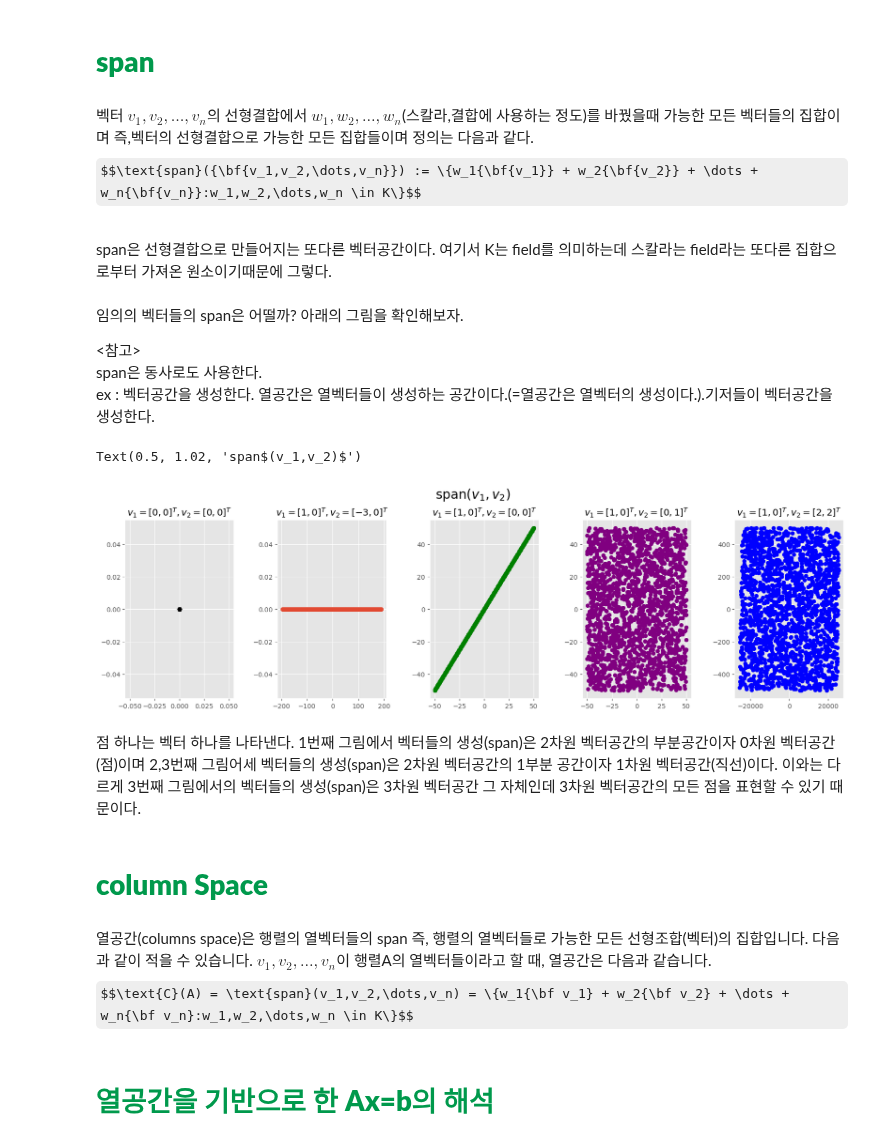
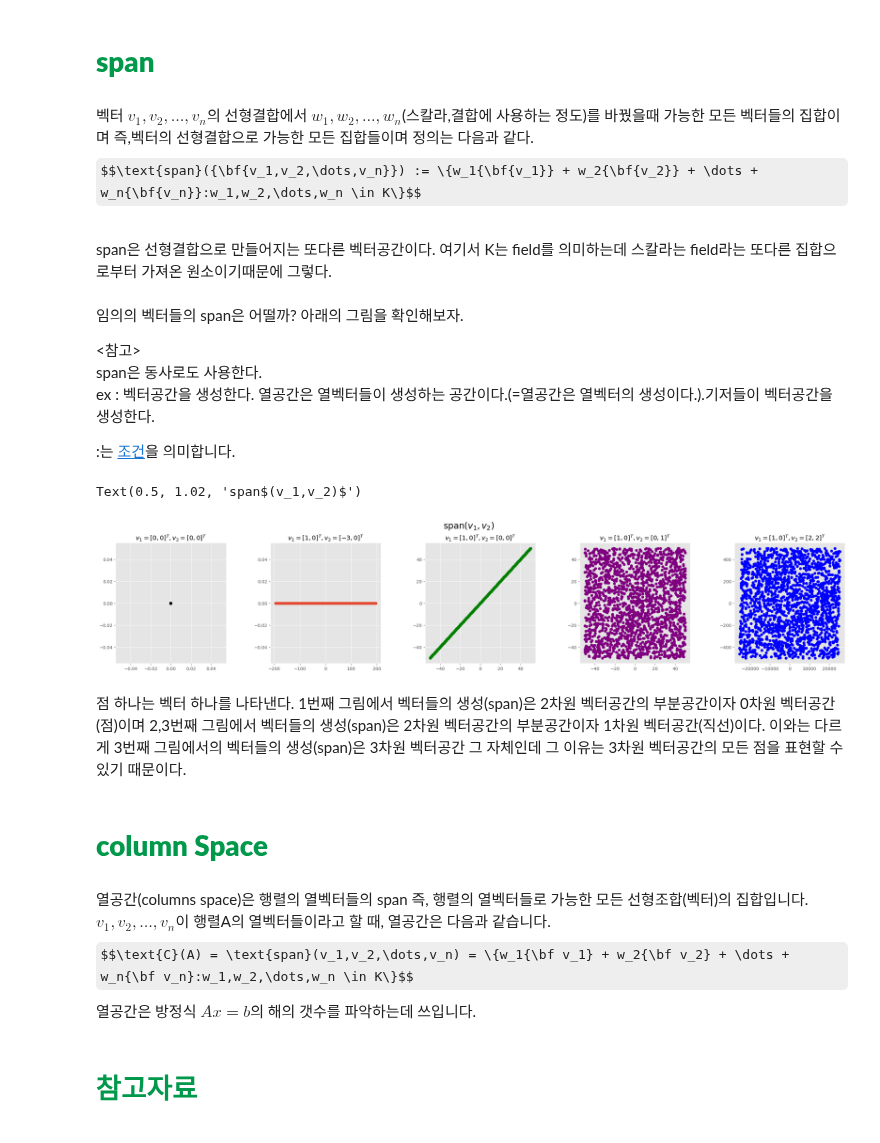
Before and after one commit to hoyeon1234/sin-hoyeon, a Jupyter notebook: posts/Linear Algebra/span과 columns space.ipynb, the cells around one changed output. Saved outputs shown, nothing was run; the diff lists cells and outputs as text; code cells hidden in the pictures; some formulas as TeX source.

```diff
--- a/posts/Linear Algebra/span과 columns space.ipynb
+++ b/posts/Linear Algebra/span과 columns space.ipynb
@@ -22,7 +25,9 @@ span은 선형결합으로 만들어지는 또다른 벡터공간이다. 여기
 
 <참고><br>
 span은 동사로도 사용한다.<br>
-ex : 벡터공간을 생성한다. 열공간은 열벡터들이 생성하는 공간이다.(=열공간은 열벡터의 생성이다.).기저들이 벡터공간을 생성한다.
+ex : 벡터공간을 생성한다. 열공간은 열벡터들이 생성하는 공간이다.(=열공간은 열벡터의 생성이다.).기저들이 벡터공간을 생성한다.<br>
+
+:는 [조건](https://math.stackexchange.com/questions/1501123/set-builder-notation-colon-or-vertical-line)을 의미합니다.
 # %%
 import numpy as np
 import matplotlib.pyplot as plt
@@ -49,7 +54,7 @@ def linrcmb(v1,v2):
 v1 = np.array([[0],[0]])
 v2 = np.array([[0],[0]])
 x,y = linrcmb(v1,v2)
-fig,ax = plt.subplots(figsize=(20,5))
+fig,ax = plt.subplots(figsize=(30,5))
 plt.subplot(1,5,1)
 plt.title("$v_1 = [0,0]^{T},v_2 = [0,0]^T$")
 plt.scatter(x,y,color="black")
@@ -76,40 +81,41 @@ plt.subplot(1,5,4)
 plt.title("$v_1 = [1,0]^{T},v_2 = [0,1]^T$")
 plt.scatter(x,y,color="purple",alpha=1)
 
 def linrcmb2(v1,v2):
     linrcomb_x= []
     linrcomb_y= []
 
     _w = (np.linspace(-250,250,300)).tolist()
     for i in range(2000):
         w1 = random.sample(_w,1)[0] * 100 #그래프를 그리기 위한 값 조절
         w2 = random.sample(_w,1)[0]
         #선형결합 계산
         linrcomb = w1 * v1 + w2 * v2
         #시각화를 위해 선형결합의 x값 y값 따로 모아놓기
         linrcomb_x.append(linrcomb[0][0])
         linrcomb_y.append(linrcomb[1][0])
 
     return linrcomb_x,linrcomb_y
 linrcmb2(v1,v2)
 
 v1 = np.array([[-1],[0]])
 v2 = np.array([[2],[2]])
 x,y = linrcmb2(v1,v2)
 plt.subplot(1,5,5)
 plt.title("$v_1 = [1,0]^{T},v_2 = [2,2]^T$")
 plt.scatter(x,y,color="blue",alpha=1)
 plt.subplots_adjust(wspace=0.4,hspace=0.5)
 plt.suptitle("span$(v_1,v_2)$",y=1.02,fontsize=20)
 # %% [output]
 Text(0.5, 1.02, 'span$(v_1,v_2)$')
-[figure, old version]
+[figure, new version]
 # %% [markdown]
-점 하나는 벡터 하나를 나타낸다. 1번째 그림에서 벡터들의 생성(span)은 2차원 벡터공간의 부분공간이자 0차원 벡터공간(점)이며 2,3번째 그림어세 벡터들의 생성(span)은 2차원 벡터공간의 1부분 공간이자 1차원 벡터공간(직선)이다. 이와는 다르게 3번째 그림에서의 벡터들의 생성(span)은 3차원 벡터공간 그 자체인데 3차원 벡터공간의 모든 점을 표현할 수 있기 때문이다.
+점 하나는 벡터 하나를 나타낸다. 1번째 그림에서 벡터들의 생성(span)은 2차원 벡터공간의 부분공간이자 0차원 벡터공간(점)이며 2,3번째 그림에서 벡터들의 생성(span)은 2차원 벡터공간의 부분공간이자 1차원 벡터공간(직선)이다. 이와는 다르게 3번째 그림에서의 벡터들의 생성(span)은 3차원 벡터공간 그 자체인데 그 이유는 3차원 벡터공간의 모든 점을 표현할 수 있기 때문이다.
 # %% [markdown]
 # <span style = "color : #00994C">**column Space**
 # %% [markdown]
-열공간(columns space)은 행렬의 열벡터들의 span 즉, 행렬의 열벡터들로 가능한 모든 선형조합(벡터)의 집합입니다. 다음과 같이 적을 수 있습니다. $v_1,v_2,\dots,v_n$이 행렬A의 열벡터들이라고 할 때, 열공간은 다음과 같습니다.<br>
+열공간(columns space)은 행렬의 열벡터들의 span 즉, 행렬의 열벡터들로 가능한 모든 선형조합(벡터)의 집합입니다. $v_1,v_2,\dots,v_n$이 행렬A의 열벡터들이라고 할 때, 열공간은 다음과 같습니다.<br>
 $$\text{C}(A) = \text{span}(v_1,v_2,\dots,v_n) = \{w_1{\bf v_1} + w_2{\bf v_2} + \dots + w_n{\bf v_n}:w_1,w_2,\dots,w_n \in K\}$$
+열공간은 방정식 $Ax = b$의 해의 갯수를 파악하는데 쓰입니다.
 # %% [markdown]
-# <span style = "color : #00994C">**열공간을 기반으로 한 Ax=b의 해석**
+# <span style = "color : #00994C">**참고자료**
```
Also changed, not shown: parts of 4 cells of this notebook, 21 other files.
